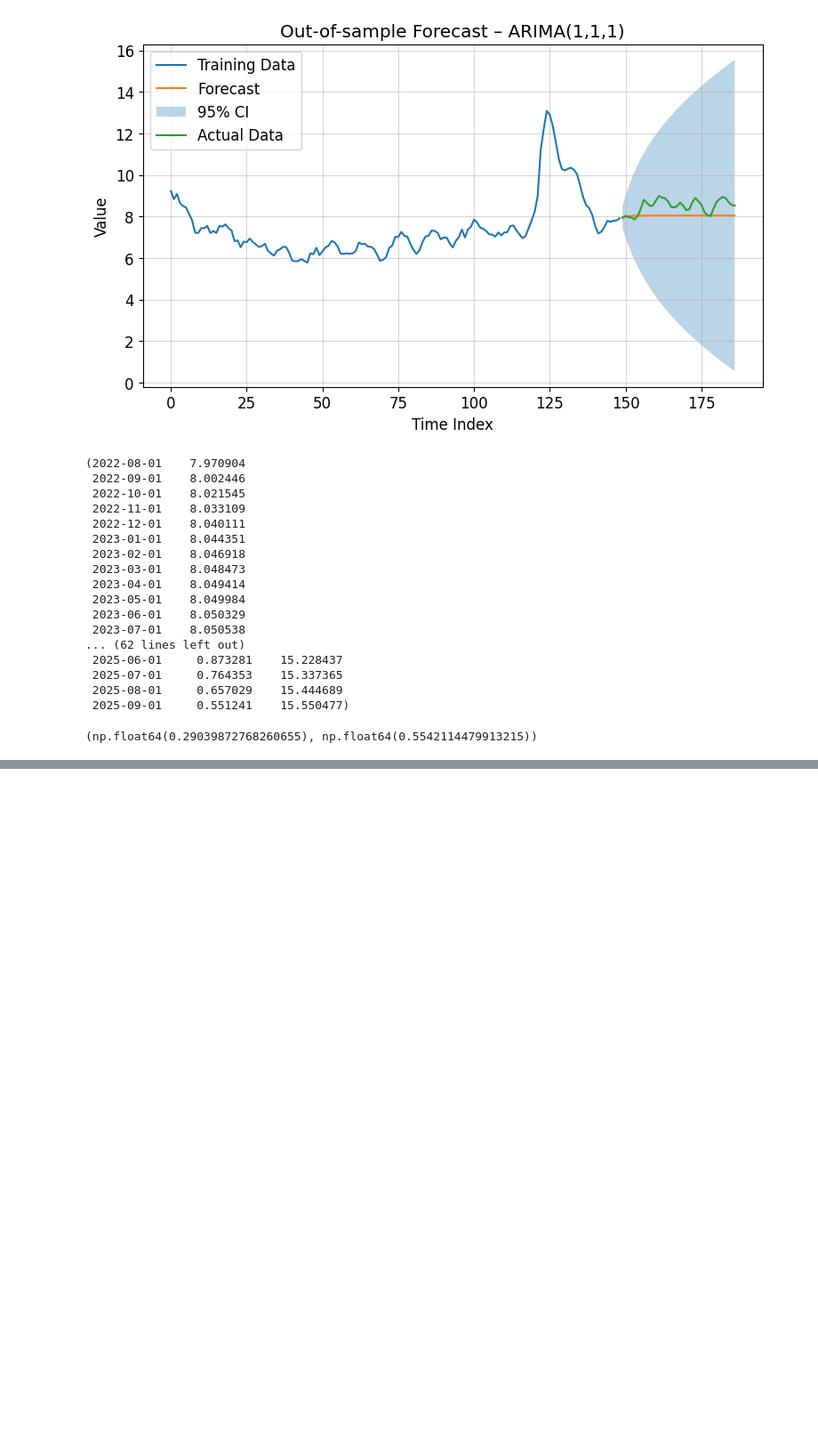
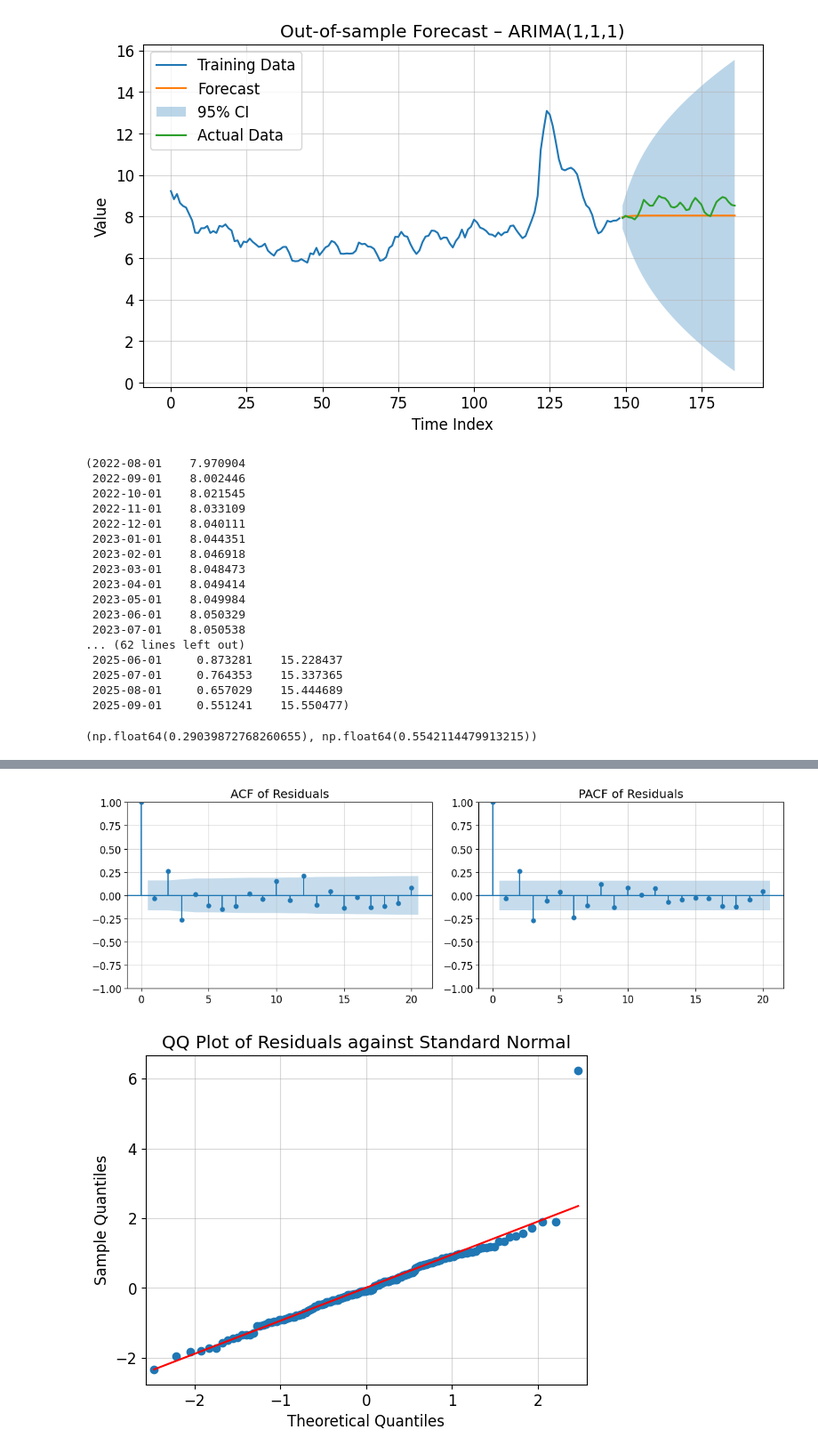
Before and after one commit to Bharragan/AST_Henriquez_Ortiz_Assignment_2, a Jupyter notebook: notebooks/real_series2.ipynb, the cells around one changed output, grey strips where cells are left out. Shown at 89% size. Drawn from its saved outputs; the diff is of its cells as text; code cells hidden in the pictures; blank space fills up the shorter version.

```diff
--- a/notebooks/real_series2.ipynb
+++ b/notebooks/real_series2.ipynb
@@ -242,0 +244,10 @@ rmse_train, rmse_test
+# %%
+plot_acf_pacf_residuals(resid, lags=20)
+
+fig = sm.qqplot(resid, line='q', fit=True)
+plt.title("QQ Plot of Residuals against Standard Normal")
+plt.grid(True)
+plt.show()
+# %% [output]
+[figure, added]
+[figure, added]
```
Also changed, not shown: parts of 6 cells of this notebook.
